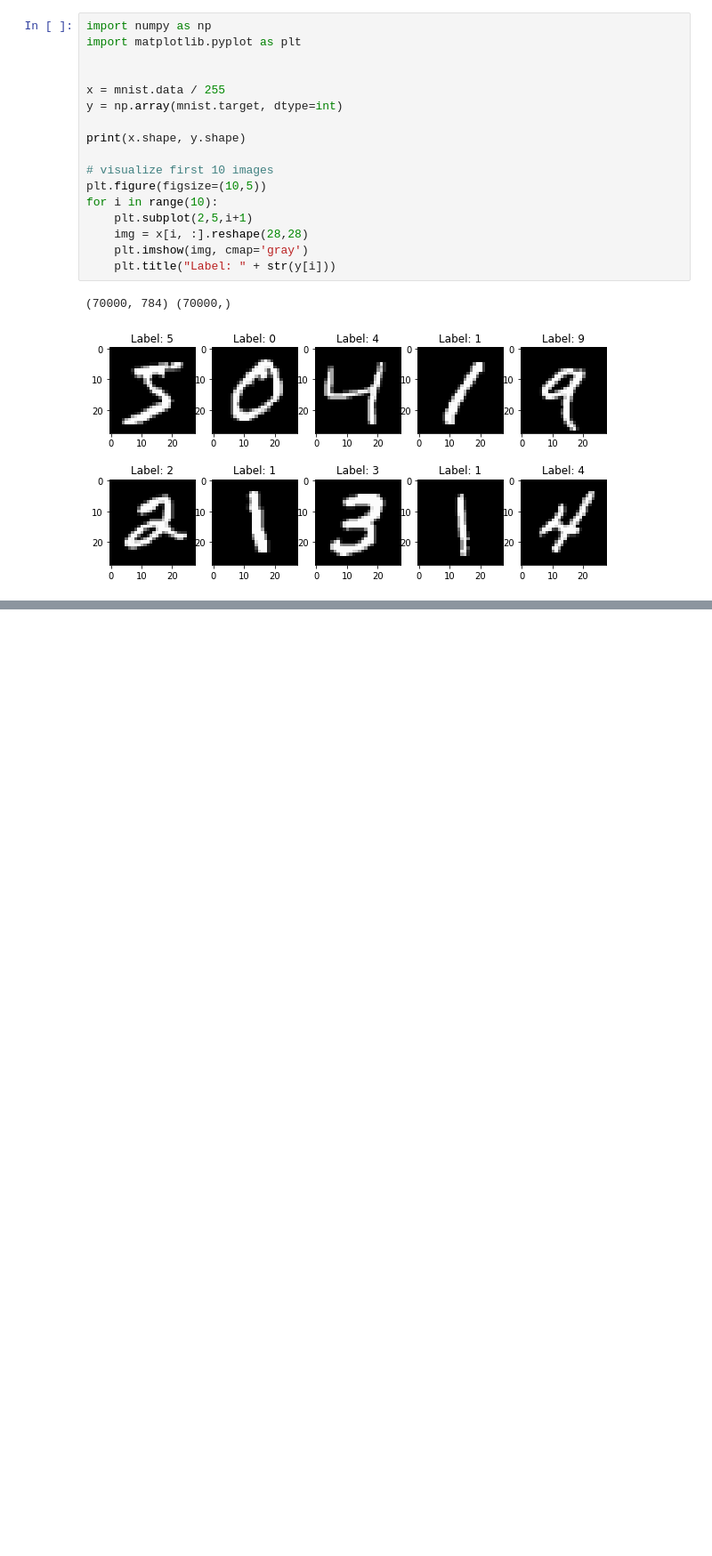
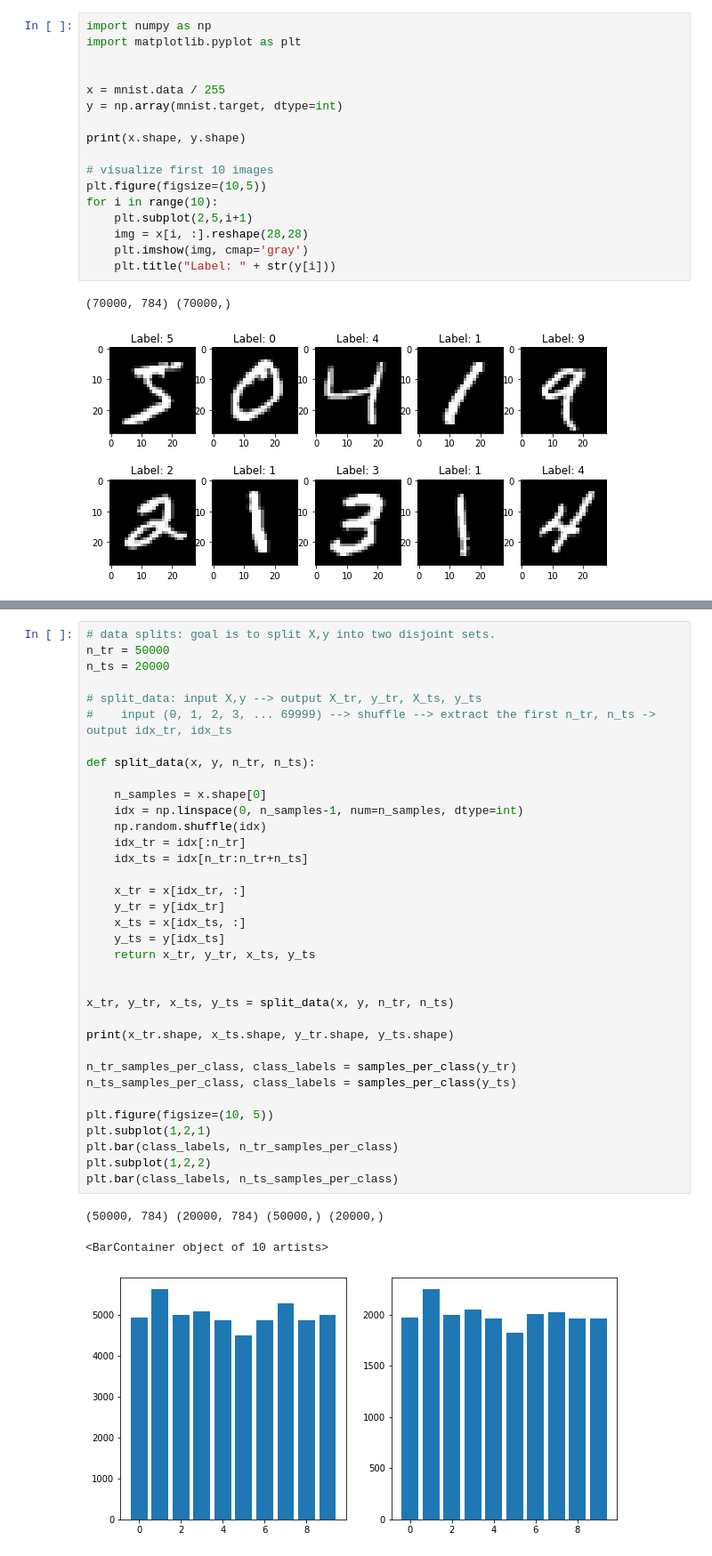
Before and after one commit to battistabiggio/isde-test, a Jupyter notebook: MNIST_example.ipynb, the cells around one changed output, grey strips where cells are left out. Shown: that part at 89% size. Saved outputs shown, nothing was run; the diff lists cells and outputs as text; blank space fills up the shorter version.

```diff
--- a/MNIST_example.ipynb
+++ b/MNIST_example.ipynb
@@ -53 +51,40 @@ plt.bar(class_labels, n_samples_per_class)
 [figure]
+# %%
+# data splits: goal is to split X,y into two disjoint sets.
+n_tr = 50000
+n_ts = 20000
+
+# split_data: input X,y --> output X_tr, y_tr, X_ts, y_ts
+#    input (0, 1, 2, 3, ... 69999) --> shuffle --> extract the first n_tr, n_ts -> output idx_tr, idx_ts
+
+def split_data(x, y, n_tr, n_ts):
+
+    n_samples = x.shape[0]
+    idx = np.linspace(0, n_samples-1, num=n_samples, dtype=int)
+    np.random.shuffle(idx)
+    idx_tr = idx[:n_tr]
+    idx_ts = idx[n_tr:n_tr+n_ts]
+
+    x_tr = x[idx_tr, :]
+    y_tr = y[idx_tr]
+    x_ts = x[idx_ts, :]
+    y_ts = y[idx_ts]
+    return x_tr, y_tr, x_ts, y_ts
+
+
+x_tr, y_tr, x_ts, y_ts = split_data(x, y, n_tr, n_ts)
+
+print(x_tr.shape, x_ts.shape, y_tr.shape, y_ts.shape)
+
+n_tr_samples_per_class, class_labels = samples_per_class(y_tr)
+n_ts_samples_per_class, class_labels = samples_per_class(y_ts)
+
+plt.figure(figsize=(10, 5))
+plt.subplot(1,2,1)
+plt.bar(class_labels, n_tr_samples_per_class)
+plt.subplot(1,2,2)
+plt.bar(class_labels, n_ts_samples_per_class)
+# %% [output]
+(50000, 784) (20000, 784) (50000,) (20000,)
+<BarContainer object of 10 artists>
+[figure, added]
```
Also changed, not shown: parts of 3 cells of this notebook.
